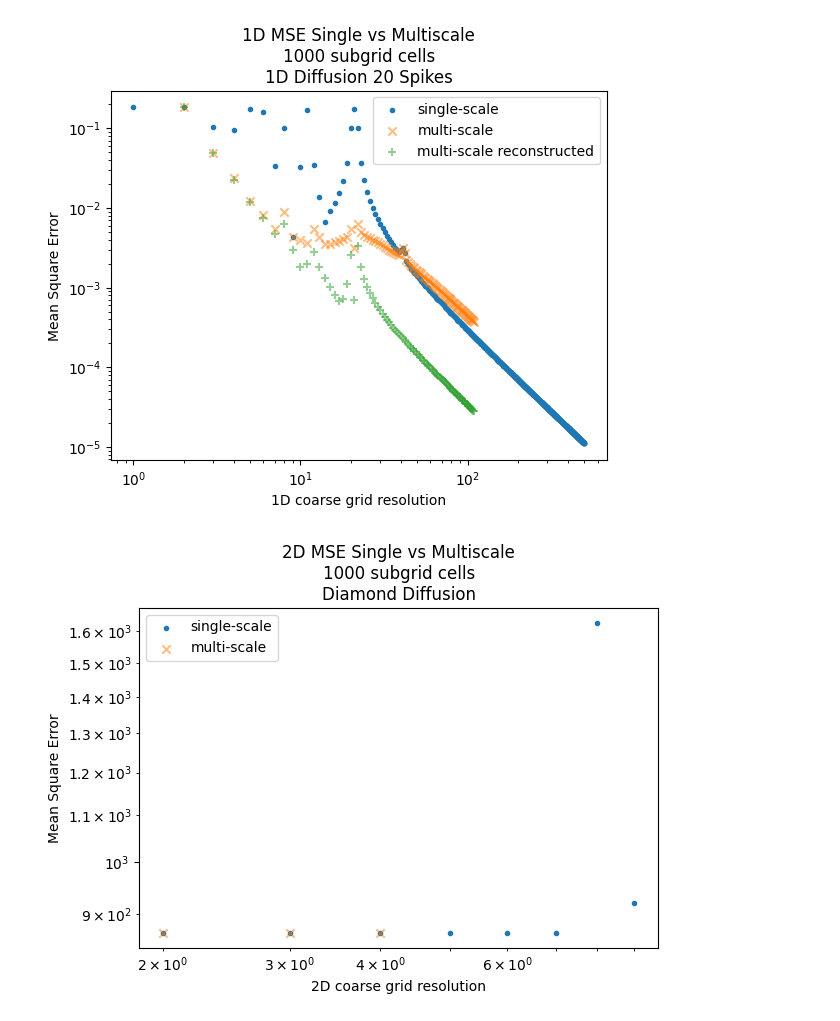
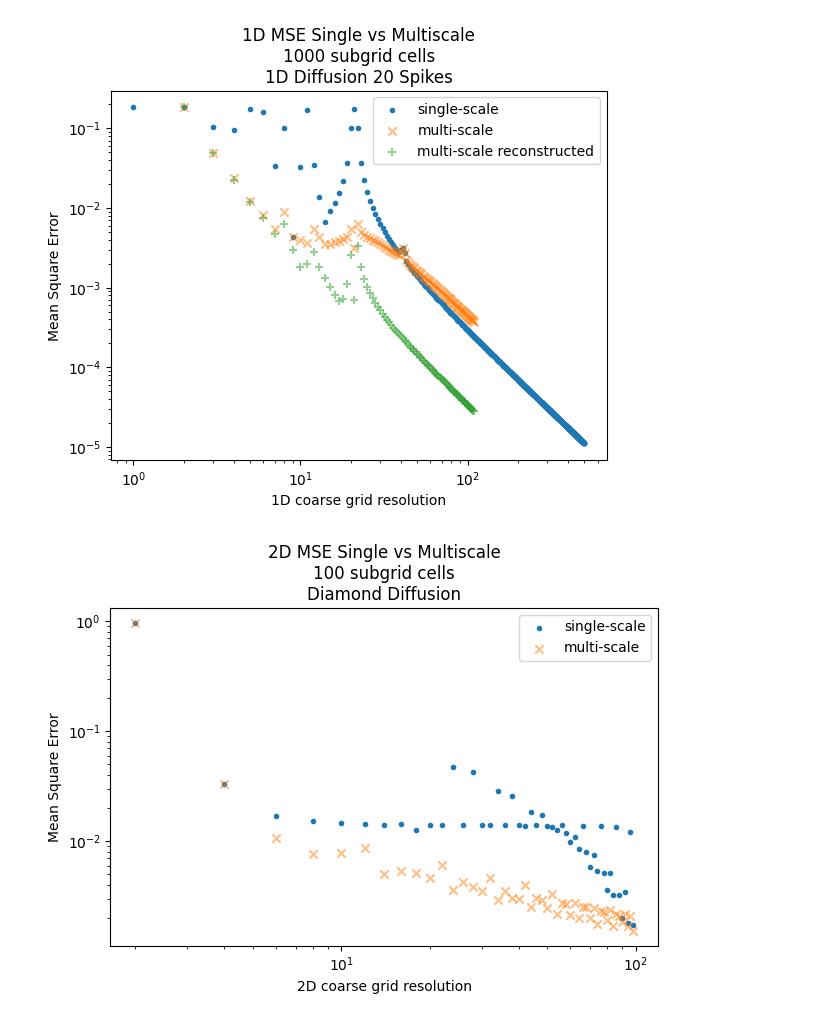
Before and after one commit to ProceduralTree/MMM, a Jupyter notebook: notebook.ipynb, the cells around one changed output. Cells and saved outputs as stored; diff of their text form; code cells hidden in the pictures.

```diff
--- a/notebook.ipynb
+++ b/notebook.ipynb
@@ -95,7 +95,7 @@ paths = ["line","point","box","cirlce","diamond"]
 for i in range(5):
     diffusionFunction = diffusionFunctions[i]
 
-    fineN = 1000
+    fineN = 100
     fineX = np.linspace(0, 1, fineN)
     fineY = np.linspace(0, 1, fineN)
     fineXX, fineYY = np.meshgrid(fineX, fineY)
@@ -107,8 +107,8 @@ for i in range(5):
 
     # plt.plot(fineX , referenceSolution)
 
-    gridCoarseLevels = np.arange(2, 100, 1)
-    gridCoarseLevelsMulti = np.arange(2, 50, 1)
+    gridCoarseLevels = np.arange(2, 100, 2)
+    gridCoarseLevelsMulti = np.arange(2, 100, 2)
 
     singleScaleErrorLevels = []
     multiScaleErrorLevels = []
@@ -155,32 +155,32 @@ for i in range(5):
 
         # reconstructedSolution = solver.reconstruct_multiscale()
         # reconstructedN = len(solver.micro_basis)
         # reconstructedX = np.linspace(0, 1, reconstructedN)
         # reconstructedY = np.linspace(0, 1, reconstructedN)
         # rcXX, rcYY = np.meshgrid(reconstructedX, reconstructedY)
         # reconstructedPoints = np.column_stack([rcXX.ravel(), rcYY.ravel()])
         # # interpolatedCoarseSolution = np.interp(fineX, reconstructedX, solver.reconstruction)
 
         # interpolator = LinearNDInterpolator(reconstructedPoints, reconstructedSolution.ravel())
         # interpolatedCoarseSolution = interpolator(finePoints).reshape(fineXX.shape)
 
         # error = np.sqrt(np.mean(np.square(referenceSolution - interpolatedCoarseSolution)))
         # multiScaleReconstructErrorLevels.append(error)
 
     # print(singleScaleErrorLevels.shape)
     plt.close()
     plt.scatter(gridCoarseLevels, singleScaleErrorLevels, marker=".", label="single-scale")
     plt.scatter(gridCoarseLevelsMulti, multiScaleErrorLevels, marker="x", alpha=0.5, label="multi-scale")
     # plt.scatter(gridCoarseLevelsMulti, multiScaleReconstructErrorLevels, marker="+", alpha=0.5, label="multiscale reconstructed")
 
-    plt.title(f"2D MSE Single vs Multiscale\n1000 subgrid cells\n{subtitles[i]}")
+    plt.title(f"2D MSE Single vs Multiscale\n{fineN} subgrid cells\n{subtitles[i]}")
 
     plt.xlabel("2D coarse grid resolution")
     plt.ylabel("Mean Square Error")
     plt.gca().set_xscale('log')
     plt.gca().set_yscale('log')
     plt.legend()
     plt.tight_layout()
     plt.savefig(basePath+paths[i]+endingPath)
 # %% [output]
-[figure, old version]
+[figure, new version]
```
Also changed, not shown: 10 other files.
